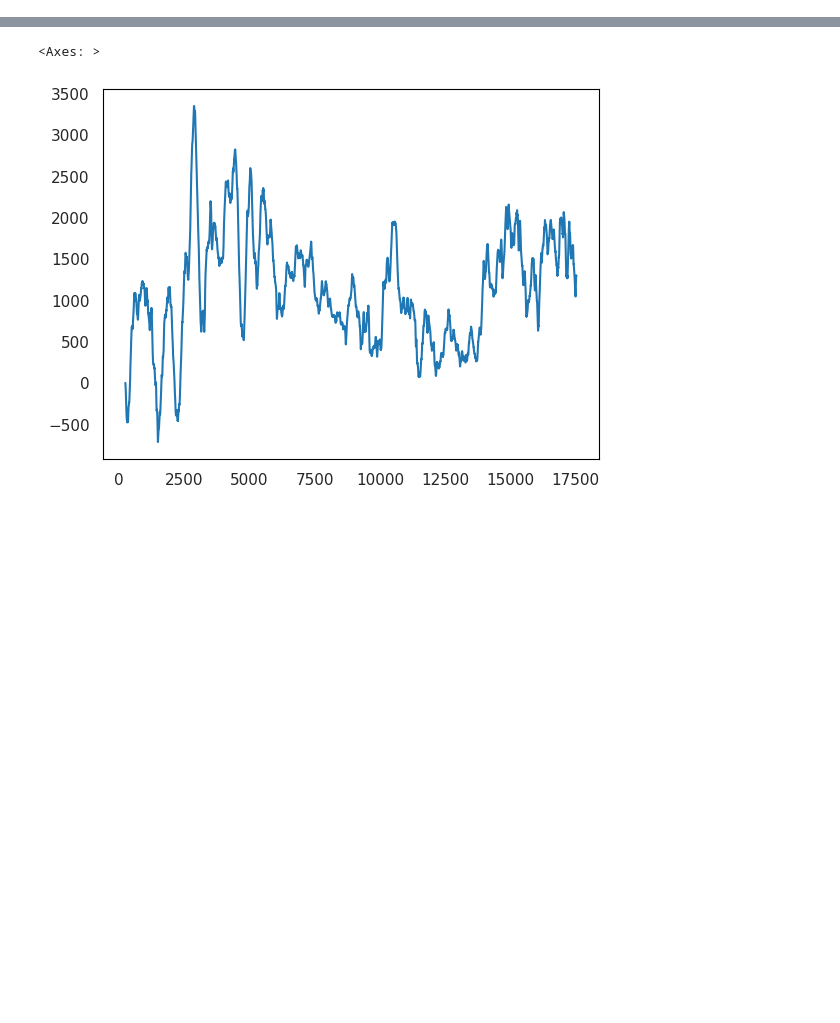
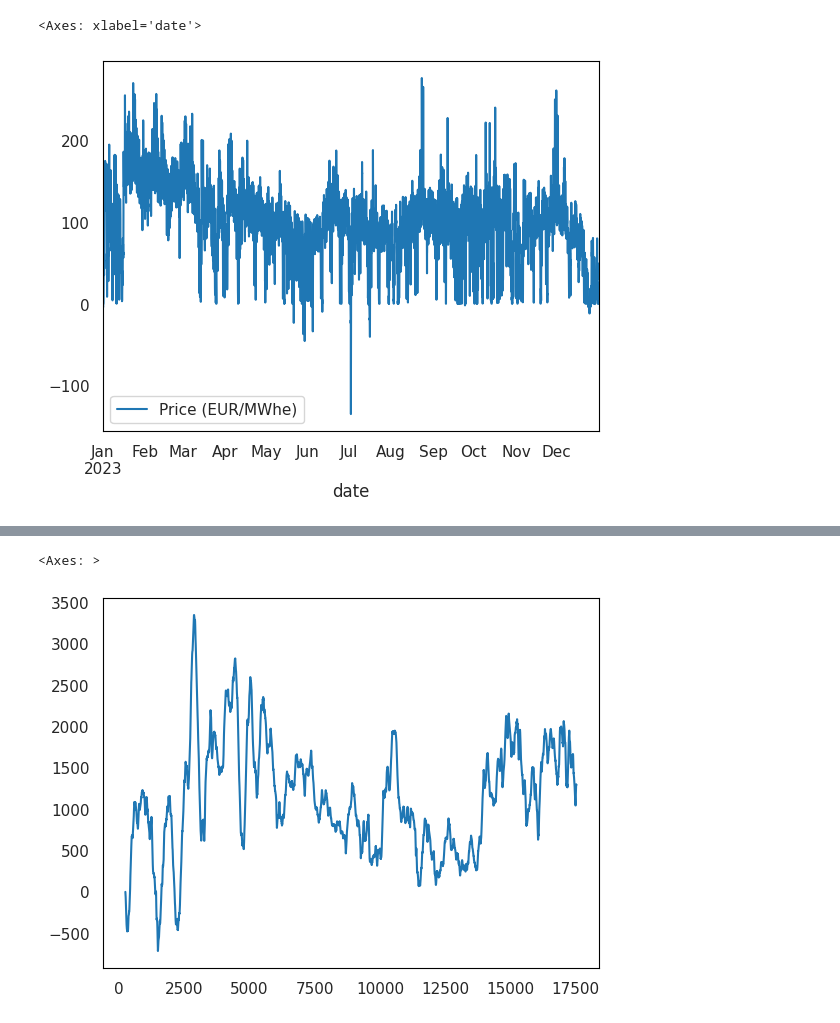
Before and after one commit to sylvaingchassang/generous_dynamic_contracting, a Jupyter notebook: gdc/notebooks/data_overview.ipynb, the cells around one changed output, grey strips where cells are left out. Saved outputs shown, nothing was run; the diff lists cells and outputs as text; code cells hidden in the pictures; blank space fills up the shorter version.

```diff
--- a/gdc/notebooks/data_overview.ipynb
+++ b/gdc/notebooks/data_overview.ipynb
@@ -241,0 +39,7 @@ roll(mean_cons_simulated, offset).reset_index(drop=True).plot()
+# %%
+# prices
+
+df_hourly_prices.plot()
+# %% [output]
+<Axes: xlabel='date'>
+[figure, added]
```
Also changed, not shown: parts of 51 cells of this notebook, 1 other file.
